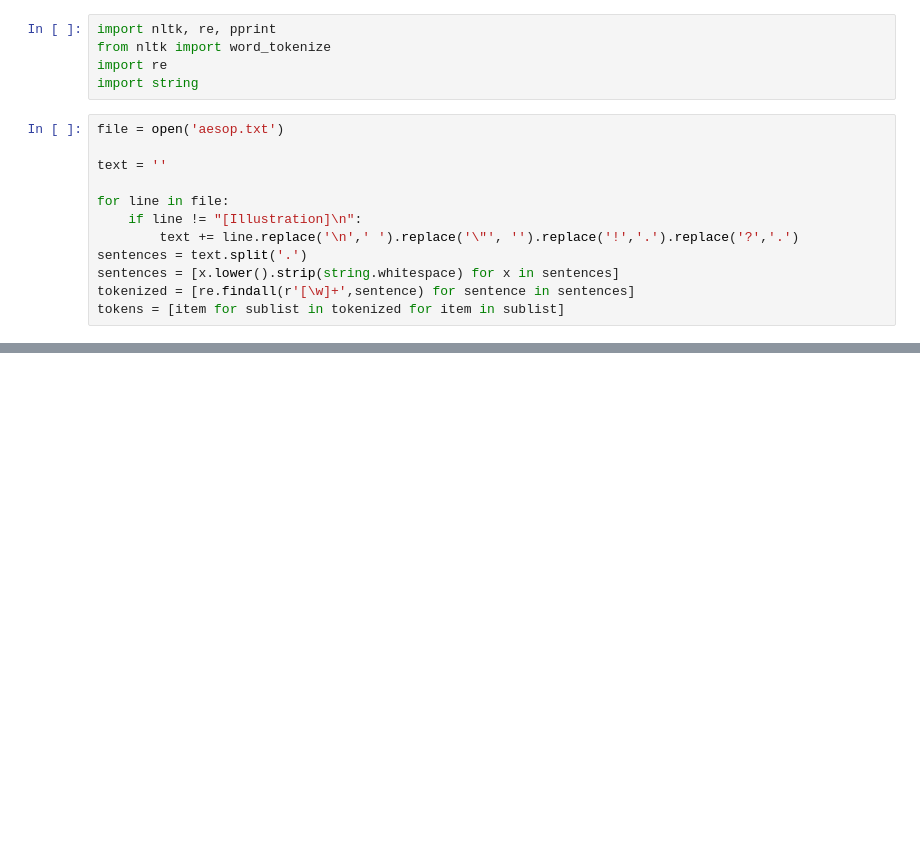
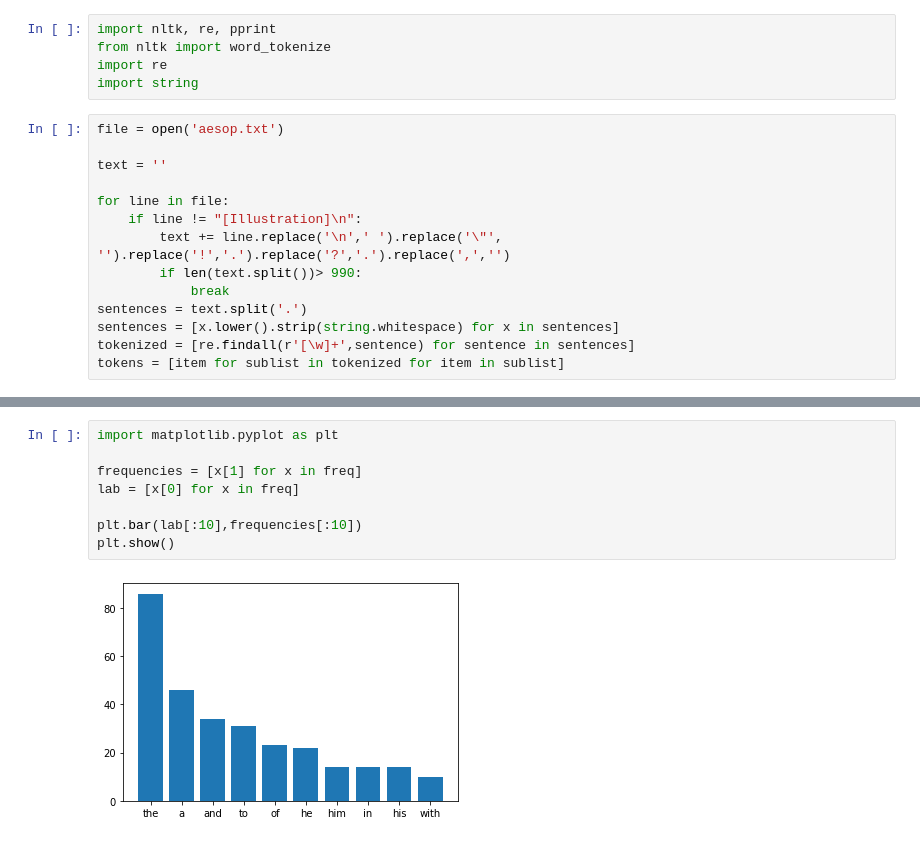
Before and after one commit to FaustStierman/NLTK-PAV, a Jupyter notebook: PAV.ipynb, the cells around one changed output, grey strips where cells are left out. Drawn from its saved outputs; the diff is of its cells as text; blank space fills up the shorter version.

```diff
--- a/PAV.ipynb
+++ b/PAV.ipynb
@@ -10,7 +10,9 @@ text = ''
 
 for line in file:
     if line != "[Illustration]\n":
-        text += line.replace('\n',' ').replace('\"', '').replace('!','.').replace('?','.')
+        text += line.replace('\n',' ').replace('\"', '').replace('!','.').replace('?','.').replace(',','')
+        if len(text.split())> 990:
+            break
 sentences = text.split('.')
 sentences = [x.lower().strip(string.whitespace) for x in sentences]
 tokenized = [re.findall(r'[\w]+',sentence) for sentence in sentences]
@@ -69 +71,11 @@ Length of sentences:  17.686164229471316
+# %%
+import matplotlib.pyplot as plt
+
+frequencies = [x[1] for x in freq]
+lab = [x[0] for x in freq]
+
+plt.bar(lab[:10],frequencies[:10])
+plt.show()
+# %% [output]
+[figure, added]
 # %%
```
Also changed, not shown: parts of 13 cells of this notebook, 6 other files.
